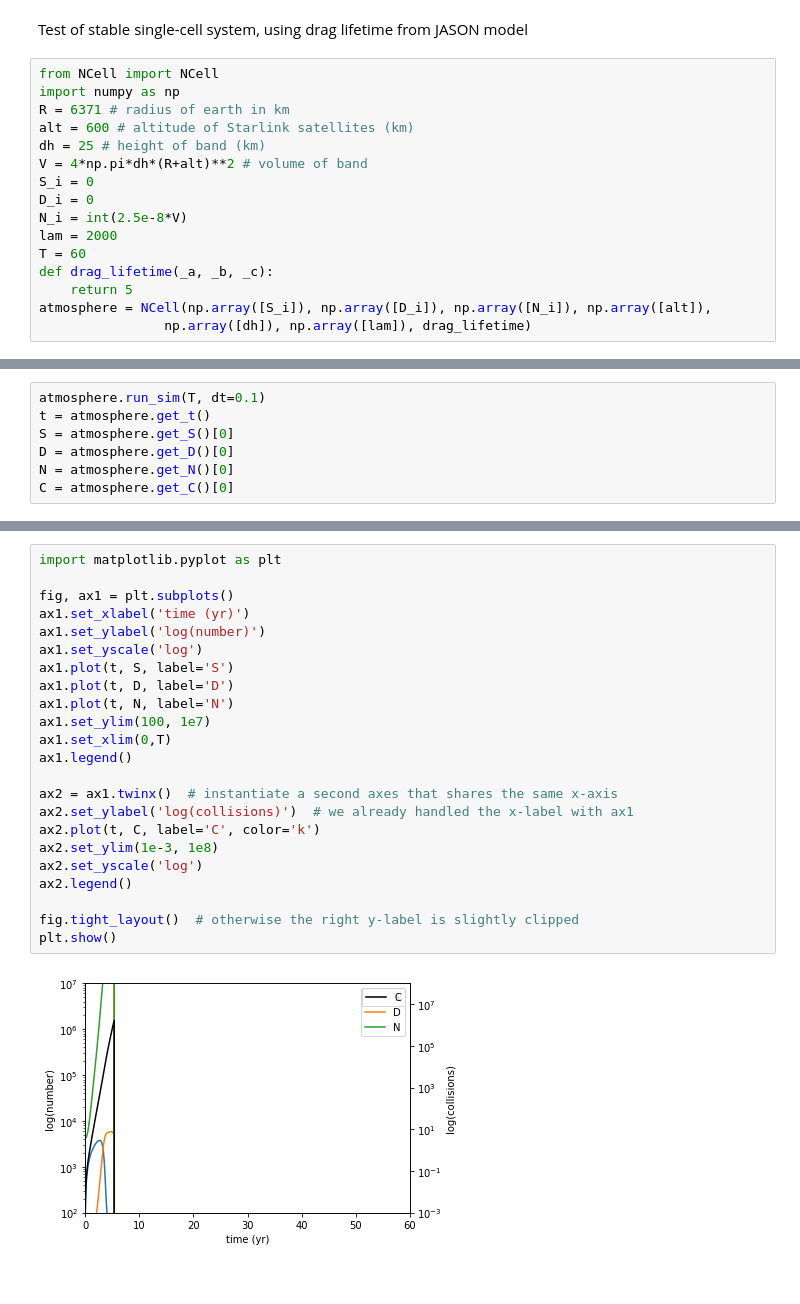
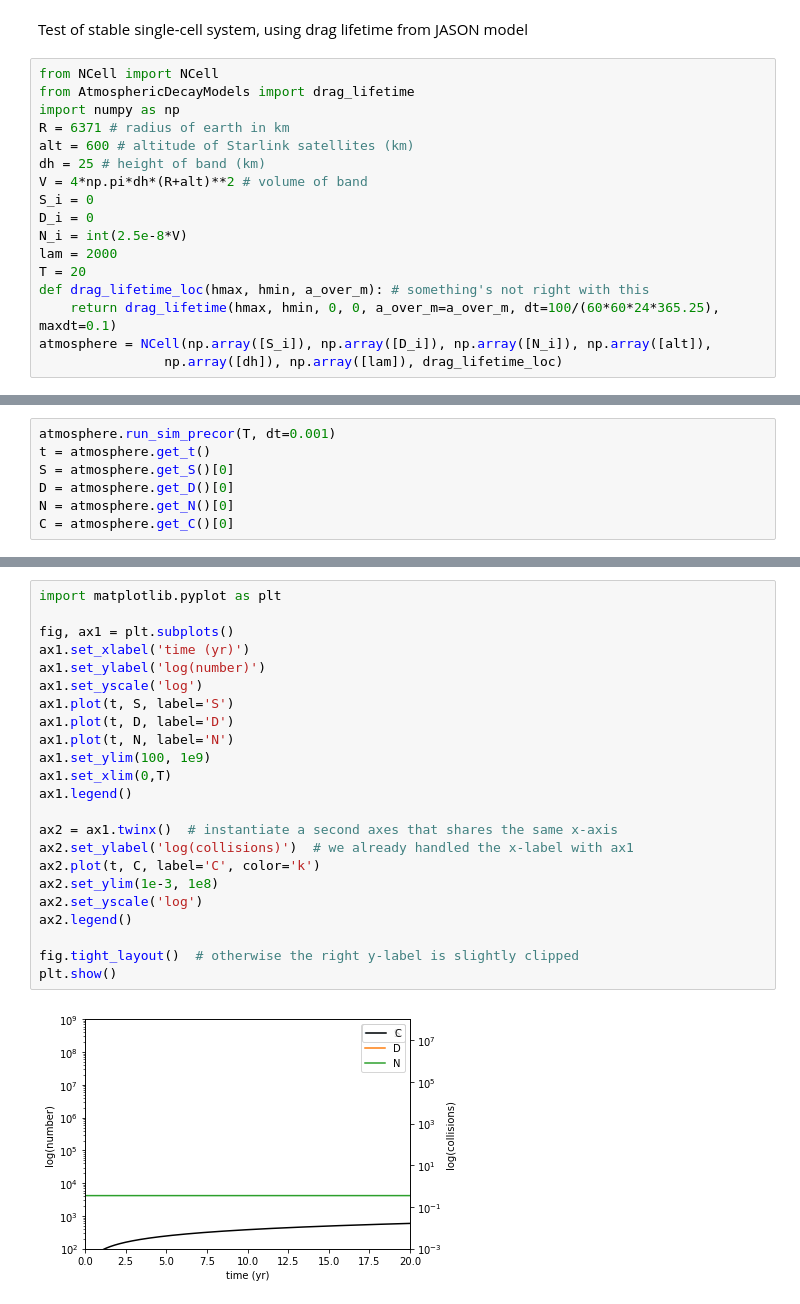
Before and after one commit to JustinLaw-D/debris-simulations, a Jupyter notebook: NCell_sims2.ipynb, the cells around one changed output, grey strips where cells are left out. Cells and saved outputs as stored; diff of their text form.

Commit message:
many bug fixes, precor is currently not functional

```diff
--- a/NCell_sims2.ipynb
+++ b/NCell_sims2.ipynb
@@ -2,6 +2,7 @@
 Test of stable single-cell system, using drag lifetime from JASON model
 # %%
 from NCell import NCell
+from AtmosphericDecayModels import drag_lifetime
 import numpy as np
 R = 6371 # radius of earth in km
 alt = 600 # altitude of Starlink satellites (km)
@@ -11,8 +12,8 @@ S_i = 0
 D_i = 0
 N_i = int(2.5e-8*V)
 lam = 2000
-T = 60
-def drag_lifetime(_a, _b, _c):
-    return 5
+T = 20
+def drag_lifetime_loc(hmax, hmin, a_over_m): # something's not right with this
+    return drag_lifetime(hmax, hmin, 0, 0, a_over_m=a_over_m, dt=100/(60*60*24*365.25), maxdt=0.1)
 atmosphere = NCell(np.array([S_i]), np.array([D_i]), np.array([N_i]), np.array([alt]),
-                np.array([dh]), np.array([lam]), drag_lifetime)
+                np.array([dh]), np.array([lam]), drag_lifetime_loc)
@@ -22,5 +20,5 @@ atmosphere = NCell(np.array([S_i]), np.array([D_i]), np.array([N_i]), np.array([
 # %%
-atmosphere.run_sim(T, dt=0.1)
+atmosphere.run_sim_precor(T, dt=0.001)
 t = atmosphere.get_t()
 S = atmosphere.get_S()[0]
 D = atmosphere.get_D()[0]
@@ -47,25 +45,25 @@ C = atmosphere.get_C()[0]
 # %%
 import matplotlib.pyplot as plt
 
 fig, ax1 = plt.subplots()
 ax1.set_xlabel('time (yr)')
 ax1.set_ylabel('log(number)')
 ax1.set_yscale('log')
 ax1.plot(t, S, label='S')
 ax1.plot(t, D, label='D')
 ax1.plot(t, N, label='N')
-ax1.set_ylim(100, 1e7)
+ax1.set_ylim(100, 1e9)
 ax1.set_xlim(0,T)
 ax1.legend()
 
 ax2 = ax1.twinx()  # instantiate a second axes that shares the same x-axis
 ax2.set_ylabel('log(collisions)')  # we already handled the x-label with ax1
 ax2.plot(t, C, label='C', color='k')
 ax2.set_ylim(1e-3, 1e8)
 ax2.set_yscale('log')
 ax2.legend()
 
 fig.tight_layout()  # otherwise the right y-label is slightly clipped
 plt.show()
 # %% [output]
-[figure, old version]
+[figure, new version]
```
Also changed, not shown: parts of 15 cells of this notebook, 3 other files.
